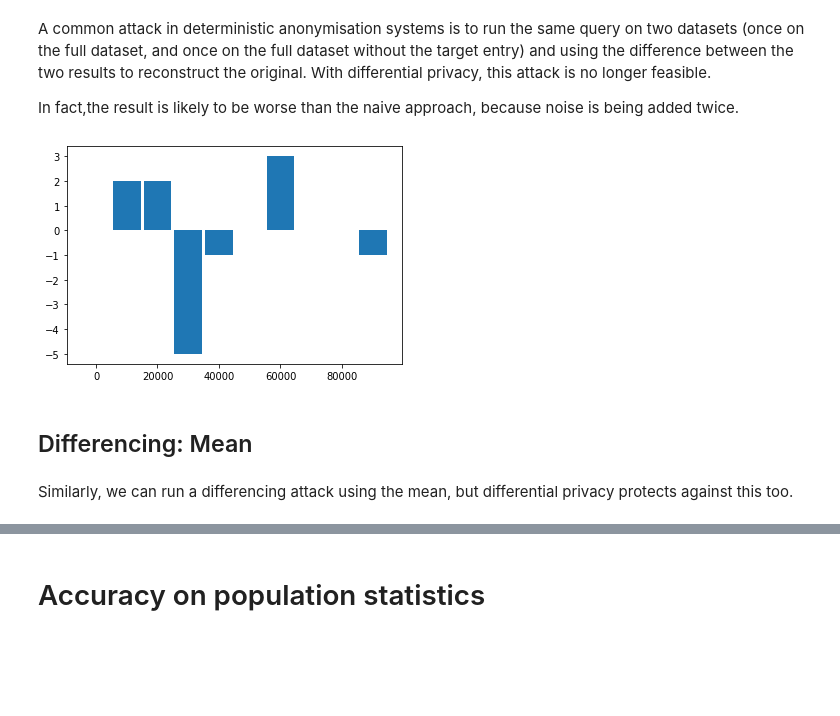
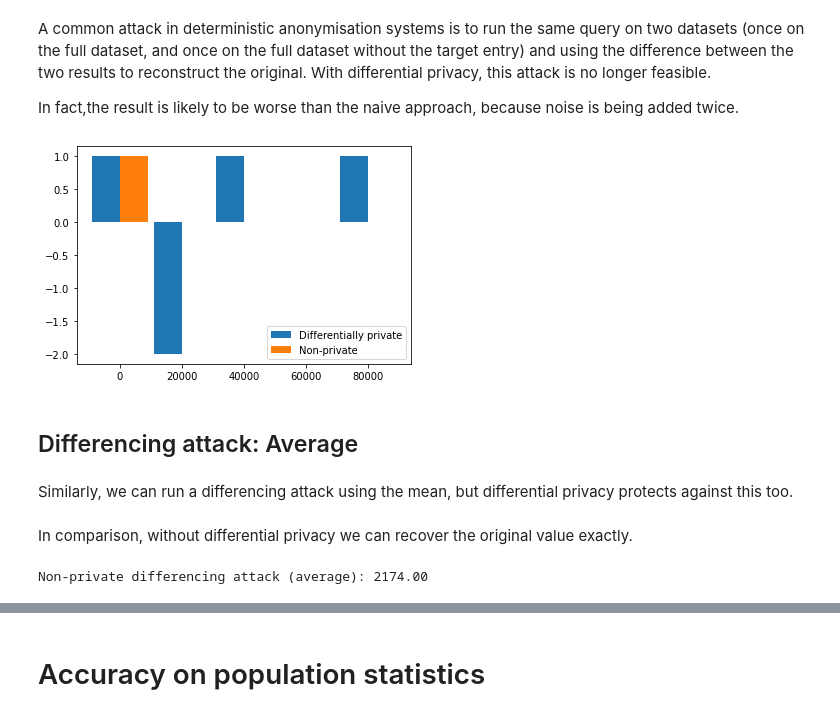
Before and after one commit to IBM/differential-privacy-library, a Jupyter notebook: notebooks/exploration2.ipynb, the cells around one changed output, grey strips where cells are left out. Drawn from its saved outputs; the diff is of its cells as text; code cells hidden in the pictures; blank space fills up the shorter version.

```diff
--- a/notebooks/exploration2.ipynb
+++ b/notebooks/exploration2.ipynb
@@ -100,17 +126,33 @@ A common attack in deterministic anonymisation systems is to run the same query
 
 In fact,the result is likely to be worse than the naive approach, because noise is being added twice.
 # %%
-hist_full, bins = dp.tools.histogram(data['capital_gain'], range=(0, 100000))
-hist_less, _ = dp.tools.histogram(data['capital_gain'][1:], range=(0, 100000))
+hist_full, bins = dp.tools.histogram(np.array(data['capital_gain']), range=(0, 100000), bins=5)
+hist_less, _ = dp.tools.histogram(np.array(data['capital_gain'][1:]), range=(0, 100000), bins=5)
 
-plt.bar(bins[:-1], hist_full - hist_less, width=10000*.9)
+np_hist_full, bins = np.histogram(data['capital_gain'], range=(0, 100000), bins=5)
+np_hist_less, _ = np.histogram(data['capital_gain'][1:], range=(0, 100000), bins=5)
+w = 10000*.9
+
+# plt.bar(bins[:-1], hist_full - hist_less, width=10000*.9)
+plt.bar(bins[:-1] - w/2, hist_full - hist_less, width=w, label="Differentially private")
+plt.bar(bins[:-1] + w/2, np_hist_full - np_hist_less, width=w, label="Non-private")
+plt.legend()
 plt.show()
+plt.show()
 # %% [output]
-[figure, old version]
+[figure, new version]
 # %% [markdown]
-## Differencing: Mean
+## Differencing attack: Average
 # %% [markdown]
 Similarly, we can run a differencing attack using the mean, but differential privacy protects against this too.
+# %% [markdown]
+In comparison, without differential privacy we can recover the original value exactly.
+# %%
+nonpriv_val = np.mean(data['capital_gain']) * 32561 - np.mean(data['capital_gain'][1:]) * 32560
+
+print("Non-private differencing attack (average): %.2f" % nonpriv_val)
+# %% [output]
+Non-private differencing attack (average): 2174.00
 # %%
 mean_full = dp.tools.mean(np.array(data['capital_gain']), bounds=(0, 100000))
 mean_less = dp.tools.mean(np.array(data['capital_gain'][1:]), bounds=(0, 100000))
```
Also changed, not shown: parts of 22 cells of this notebook.
